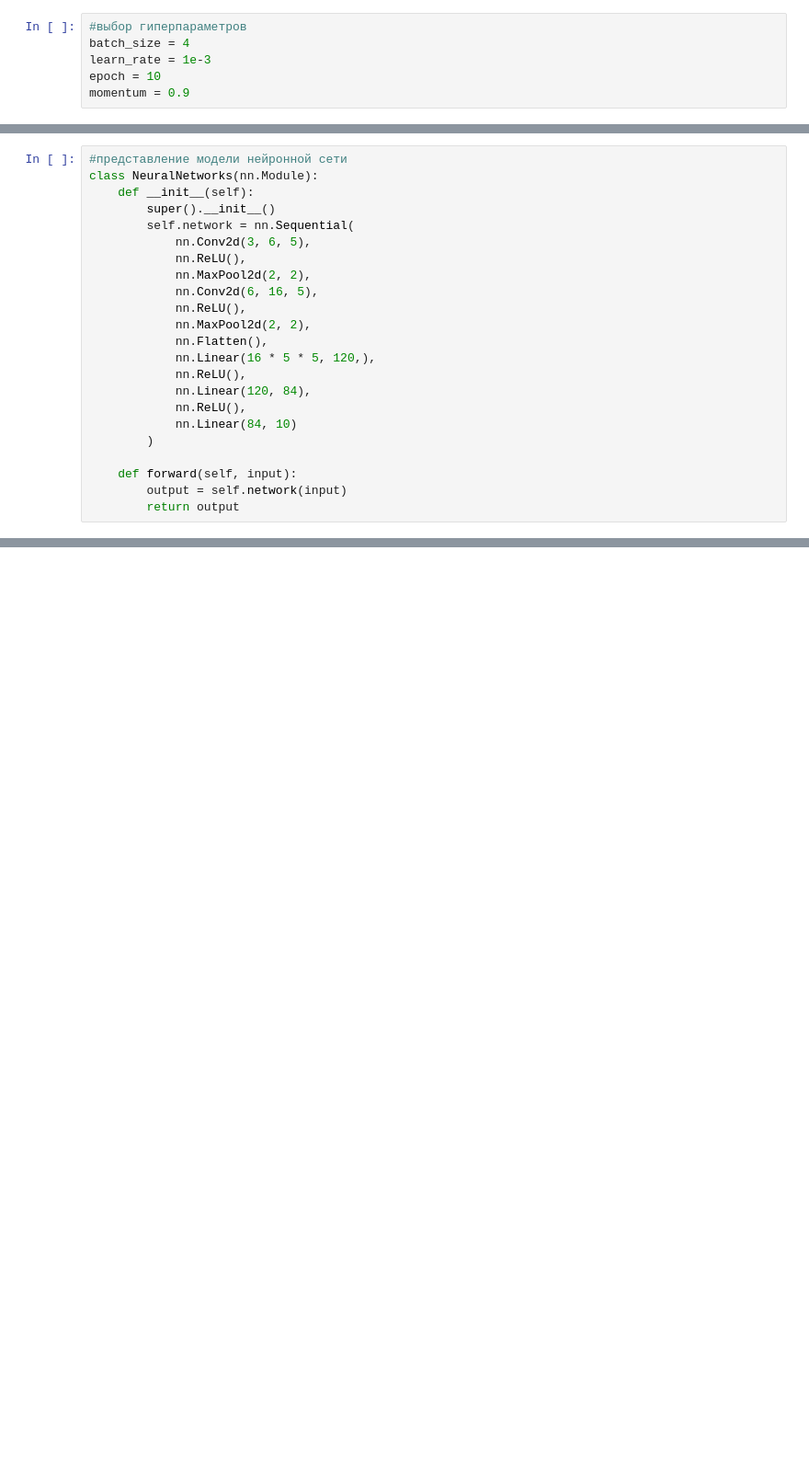
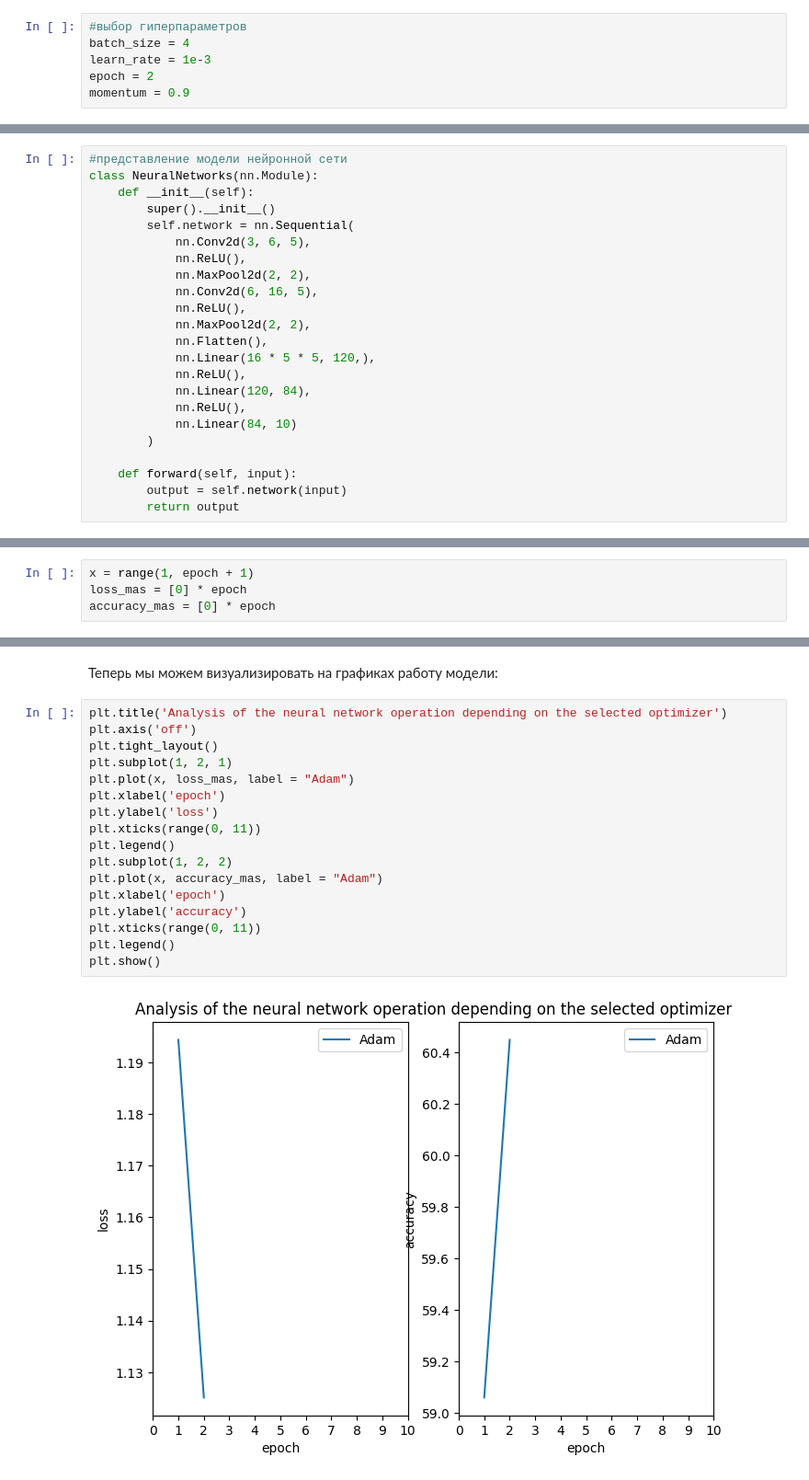
Before and after one commit to MorozovKirill2005/SP_testing_task, a Jupyter notebook: SP_testing_task.ipynb, the cells around one changed output, grey strips where cells are left out. Shown: that part at 92% size. Drawn from its saved outputs; the diff is of its cells as text; blank space fills up the shorter version.

Commit message:
Using Matplotlib to visualize how the model works

```diff
--- a/SP_testing_task.ipynb
+++ b/SP_testing_task.ipynb
@@ -45,5 +64,5 @@ def test_loop(data, model, func_loss):
 #выбор гиперпараметров
 batch_size = 4
 learn_rate = 1e-3
-epoch = 10
+epoch = 2
 momentum = 0.9
@@ -122,0 +149,4 @@ optimizer = Adam(model.parameters(), alpha = learn_rate)
+# %%
+x = range(1, epoch + 1)
+loss_mas = [0] * epoch
+accuracy_mas = [0] * epoch
@@ -146,0 +178,21 @@ Accuracy of the network on the 10000 test images: 61 %, loss: 1.1814229
+# %% [markdown]
+Теперь мы можем визуализировать на графиках работу модели:
+# %%
+plt.title('Analysis of the neural network operation depending on the selected optimizer')
+plt.axis('off')
+plt.tight_layout()
+plt.subplot(1, 2, 1)
+plt.plot(x, loss_mas, label = "Adam")
+plt.xlabel('epoch')
+plt.ylabel('loss')
+plt.xticks(range(0, 11))
+plt.legend()
+plt.subplot(1, 2, 2)
+plt.plot(x, accuracy_mas, label = "Adam")
+plt.xlabel('epoch')
+plt.ylabel('accuracy')
+plt.xticks(range(0, 11))
+plt.legend()
+plt.show()
+# %% [output]
+[figure, added]
```
Also changed, not shown: parts of 21 cells of this notebook.
